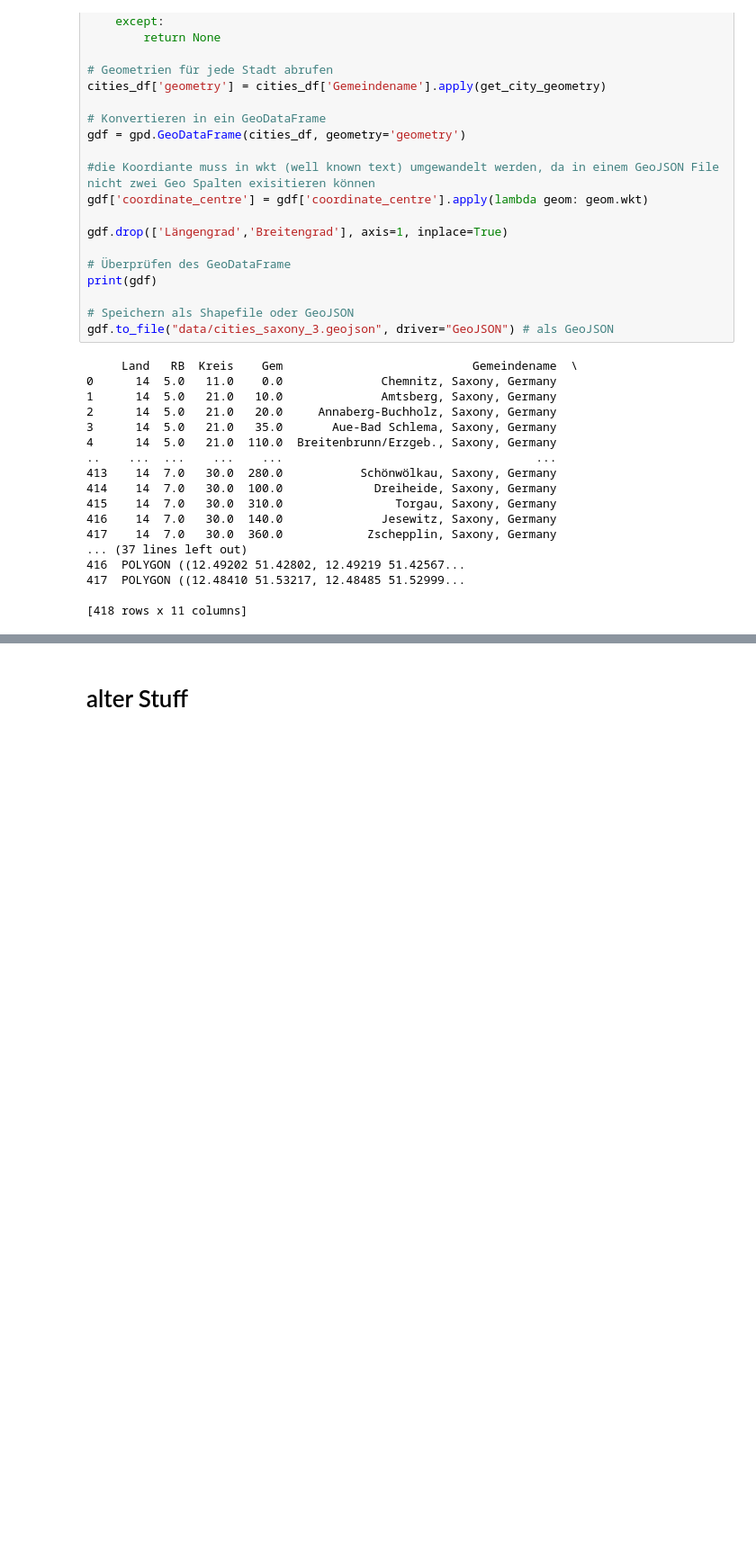
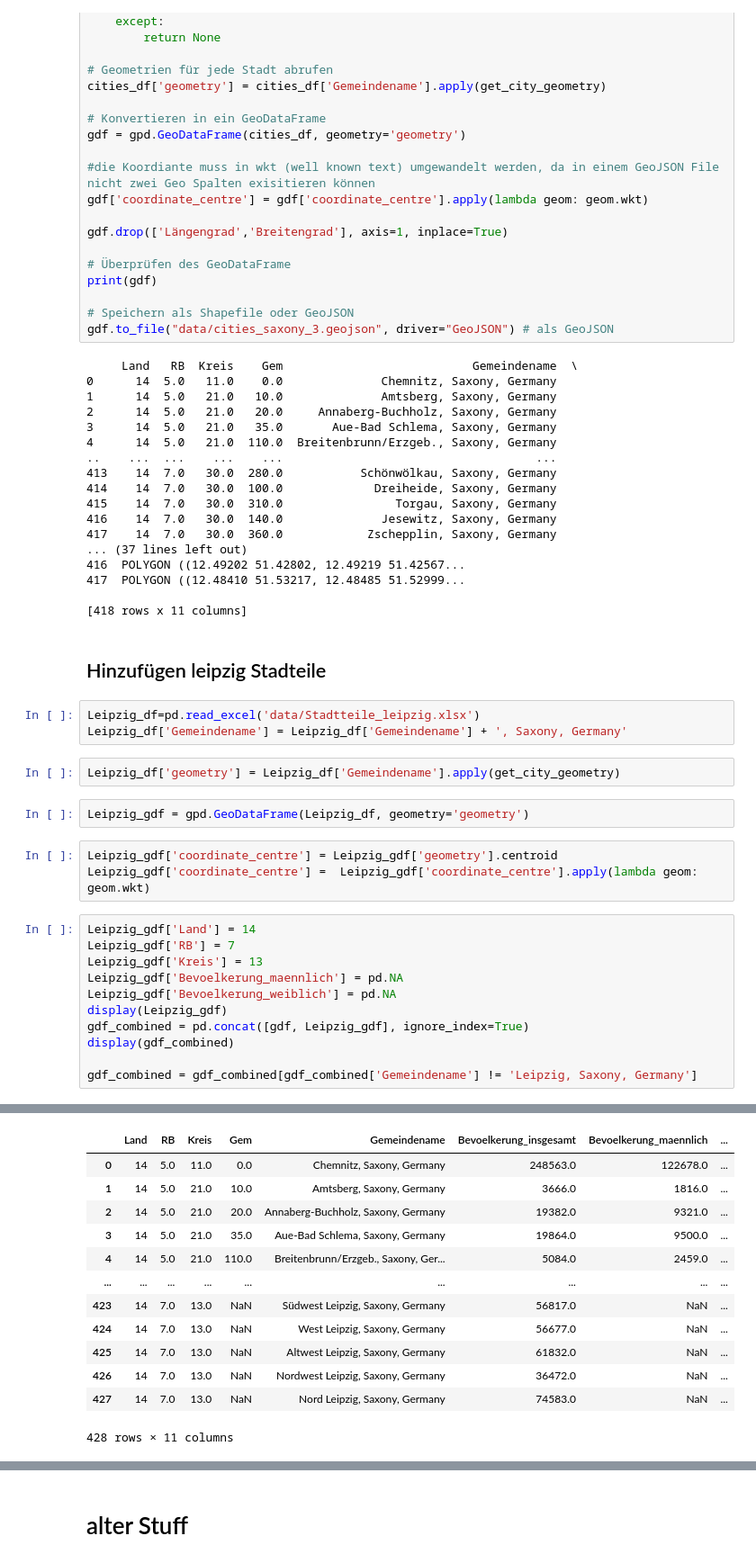
Before and after one commit to MikkoHolfeld88/spatial-humanities, a Jupyter notebook: data/data_preparation.ipynb, the cells around one changed output, grey strips where cells are left out. Shown at 90% size. Saved outputs shown, nothing was run; the diff lists cells and outputs as text; blank space fills up the shorter version.

```diff
--- a/data/data_preparation.ipynb
+++ b/data/data_preparation.ipynb
@@ -219,3 +219,27 @@ gdf.to_file("data/cities_saxony_3.geojson", driver="GeoJSON") # als GeoJSON
 417  POLYGON ((12.48410 51.53217, 12.48485 51.52999...
 
 [418 rows x 11 columns]
+# %% [markdown]
+## Hinzufügen leipzig Stadteile
+# %%
+Leipzig_df=pd.read_excel('data/Stadtteile_leipzig.xlsx')
+Leipzig_df['Gemeindename'] = Leipzig_df['Gemeindename'] + ', Saxony, Germany'
+# %%
+Leipzig_df['geometry'] = Leipzig_df['Gemeindename'].apply(get_city_geometry)
+# %%
+Leipzig_gdf = gpd.GeoDataFrame(Leipzig_df, geometry='geometry')
+# %%
+Leipzig_gdf['coordinate_centre'] = Leipzig_gdf['geometry'].centroid
+Leipzig_gdf['coordinate_centre'] =  Leipzig_gdf['coordinate_centre'].apply(lambda geom: geom.wkt)
+# %%
+Leipzig_gdf['Land'] = 14
+Leipzig_gdf['RB'] = 7
+Leipzig_gdf['Kreis'] = 13
+Leipzig_gdf['Bevoelkerung_maennlich'] = pd.NA
+Leipzig_gdf['Bevoelkerung_weiblich'] = pd.NA
+display(Leipzig_gdf)
+gdf_combined = pd.concat([gdf, Leipzig_gdf], ignore_index=True)
+display(gdf_combined)
+
+gdf_combined = gdf_combined[gdf_combined['Gemeindename'] != 'Leipzig, Saxony, Germany']
+# %% [output]
@@ -221,0 +257,13 @@ gdf.to_file("data/cities_saxony_3.geojson", driver="GeoJSON") # als GeoJSON
+|  | Land | RB | Kreis | Gem | Gemeindename | Bevoelkerung_insgesamt | Bevoelkerung_maennlich | ... |
+| 0 | 14 | 5.0 | 11.0 | 0.0 | Chemnitz, Saxony, Germany | 248563.0 | 122678.0 | ... |
+| 1 | 14 | 5.0 | 21.0 | 10.0 | Amtsberg, Saxony, Germany | 3666.0 | 1816.0 | ... |
+| 2 | 14 | 5.0 | 21.0 | 20.0 | Annaberg-Buchholz, Saxony, Germany | 19382.0 | 9321.0 | ... |
+| 3 | 14 | 5.0 | 21.0 | 35.0 | Aue-Bad Schlema, Saxony, Germany | 19864.0 | 9500.0 | ... |
+| 4 | 14 | 5.0 | 21.0 | 110.0 | Breitenbrunn/Erzgeb., Saxony, Ger... | 5084.0 | 2459.0 | ... |
+| ... | ... | ... | ... | ... | ... | ... | ... | ... |
+| 423 | 14 | 7.0 | 13.0 | NaN | Südwest Leipzig, Saxony, Germany | 56817.0 | NaN | ... |
+| 424 | 14 | 7.0 | 13.0 | NaN | West Leipzig, Saxony, Germany | 56677.0 | NaN | ... |
+| 425 | 14 | 7.0 | 13.0 | NaN | Altwest Leipzig, Saxony, Germany | 61832.0 | NaN | ... |
+| 426 | 14 | 7.0 | 13.0 | NaN | Nordwest Leipzig, Saxony, Germany | 36472.0 | NaN | ... |
+| 427 | 14 | 7.0 | 13.0 | NaN | Nord Leipzig, Saxony, Germany | 74583.0 | NaN | ... |
+428 rows × 11 columns
```
Also changed, not shown: parts of 5 cells of this notebook, 1 other file.
